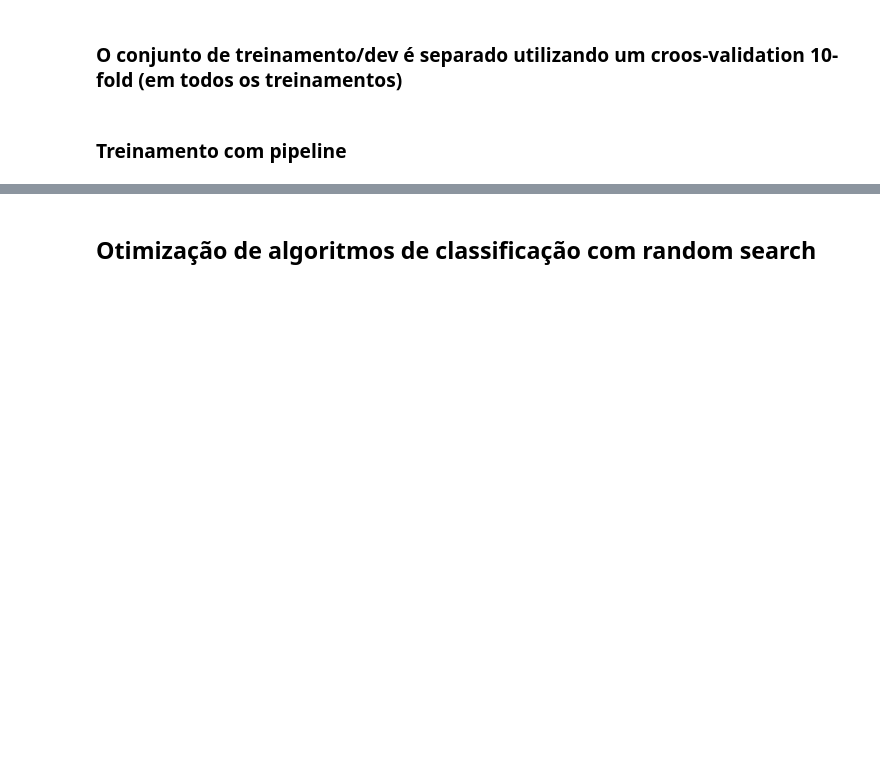
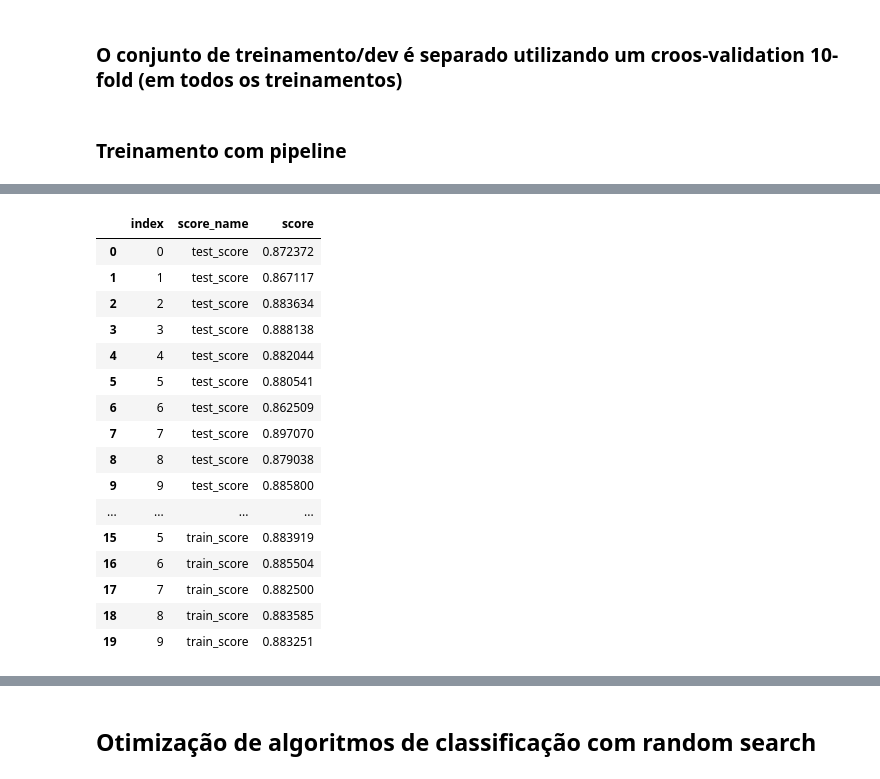
Before and after one commit to Sette/fifa_dataset, a Jupyter notebook: Fifa-pipeline.ipynb, the cells around one changed output, grey strips where cells are left out. Drawn from its saved outputs; the diff is of its cells as text; code cells hidden in the pictures; blank space fills up the shorter version.

```diff
--- a/Fifa-pipeline.ipynb
+++ b/Fifa-pipeline.ipynb
@@ -286,3 +330,23 @@ TypeError: cross_validate() got an unexpected keyword argument 'random_state'
+# %%
+all_scores[0]
+# %% [output]
+|  | index | score_name | score |
+| 0 | 0 | test_score | 0.872372 |
+| 1 | 1 | test_score | 0.867117 |
+| 2 | 2 | test_score | 0.883634 |
+| 3 | 3 | test_score | 0.888138 |
+| 4 | 4 | test_score | 0.882044 |
+| 5 | 5 | test_score | 0.880541 |
+| 6 | 6 | test_score | 0.862509 |
+| 7 | 7 | test_score | 0.897070 |
+| 8 | 8 | test_score | 0.879038 |
+| 9 | 9 | test_score | 0.885800 |
+| ... | ... | ... | ... |
+| 15 | 5 | train_score | 0.883919 |
+| 16 | 6 | train_score | 0.885504 |
+| 17 | 7 | train_score | 0.882500 |
+| 18 | 8 | train_score | 0.883585 |
+| 19 | 9 | train_score | 0.883251 |
 # %%
 # Set up the matplotlib figure
 f, axes = plt.subplots(3, 2, figsize=(15, 15), sharex=False)
```
Also changed, not shown: parts of 35 cells of this notebook.
